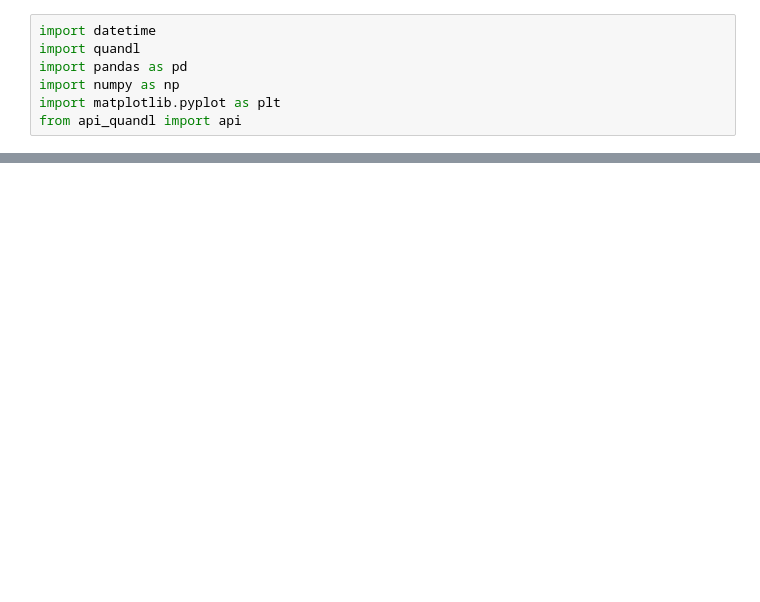
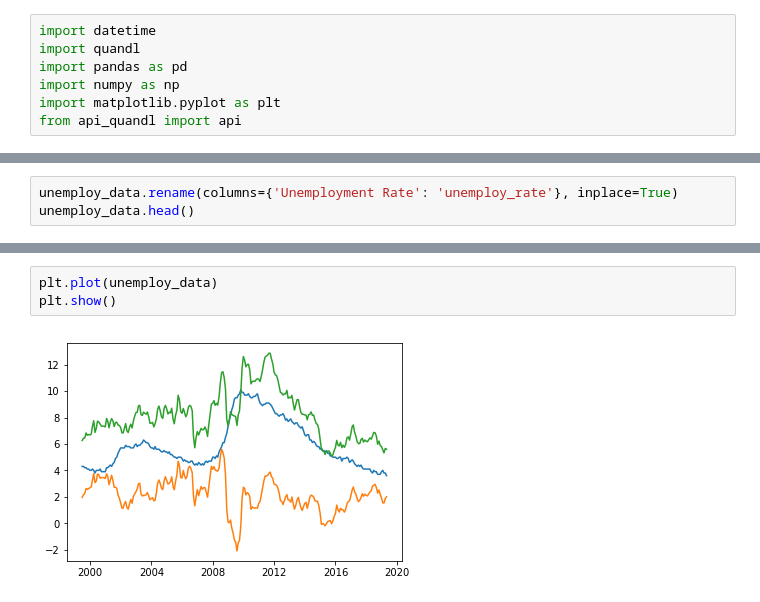
Before and after one commit to devindatt/gold-spot-analysis, a Jupyter notebook: goldspot_analysis1.ipynb, the cells around one changed output, grey strips where cells are left out. Saved outputs shown, nothing was run; the diff lists cells and outputs as text; blank space fills up the shorter version.

```diff
--- a/goldspot_analysis1.ipynb
+++ b/goldspot_analysis1.ipynb
@@ -45,0 +100,3 @@ plt.show()
+# %%
+unemploy_data.rename(columns={'Unemployment Rate': 'unemploy_rate'}, inplace=True)
+unemploy_data.head()
@@ -45,0 +111,5 @@ plt.show()
+# %%
+plt.plot(unemploy_data)
+plt.show()
+# %% [output]
+[figure, added]
```
Also changed, not shown: parts of 31 cells of this notebook, 1 other file.
